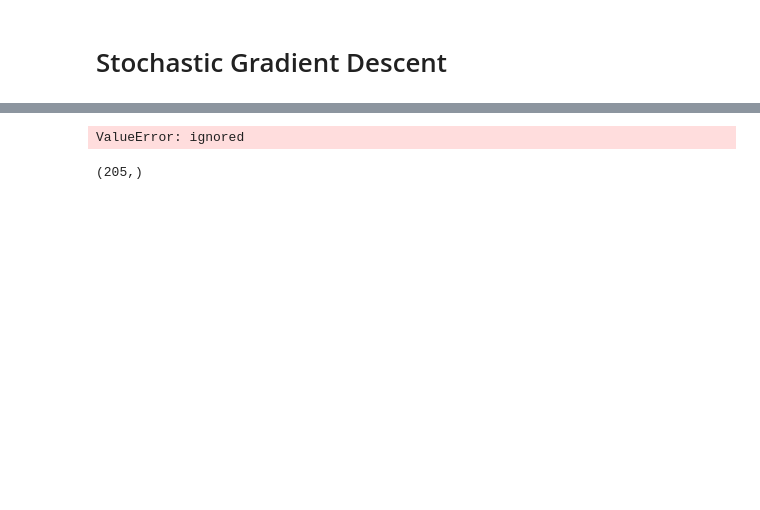
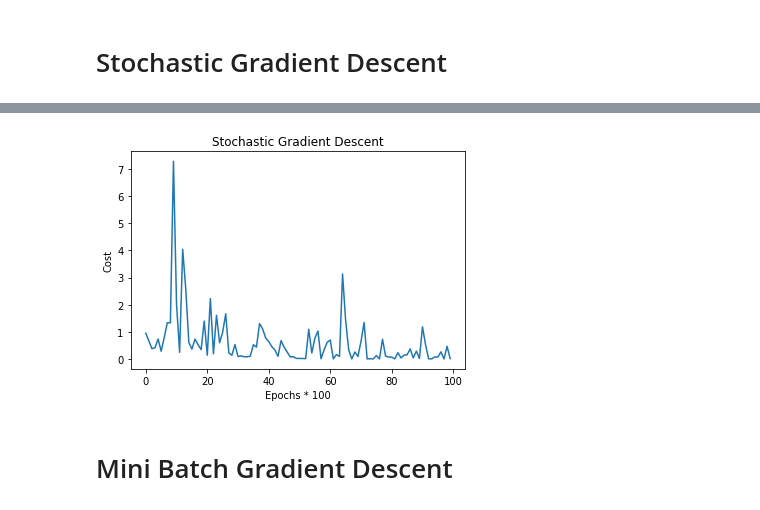
Before and after one commit to nithinag10/machine_learning, a Jupyter notebook: Linear_regression_using__different_optimizers.ipynb, the cells around one changed output, grey strips where cells are left out. Drawn from its saved outputs; the diff is of its cells as text; code cells hidden in the pictures; blank space fills up the shorter version.

```diff
--- a/Linear_regression_using__different_optimizers.ipynb
+++ b/Linear_regression_using__different_optimizers.ipynb
@@ -296,14 +304,16 @@ def stochastic_gradient_descent(X, y , learning_rate , epochs):
   n = len(y)
   for epoch in range(epochs):
     rand = random.randint(0, len(y)-1)
-    x_sample = X[rand]
-    y_sample = y[rand]
-    hypothesis = np.dot(x_sample , w) + b
+    x_sample = X.T[rand].reshape(-1 , 1)
+    y_sample = y[rand].reshape(-1 , 1)
+    hypothesis = np.dot(x_sample.T , w) + b
     loss = y_sample - hypothesis
     w_grad = (-2/n) * np.dot(x_sample , loss)
-    b_grad = (-2/n) * np.sum(y_sample - hypothesis)
+    b_grad = (-2/n) * (y_sample - hypothesis)
     w = w - (learning_rate * w_grad)
     b = b - (learning_rate * b_grad)
-    cost = np.mean(np.square(y_sample - hypothesis))
-    cost_history.append(cost)
+    if epoch%100==0:
+      cost = (y_sample - hypothesis) ** 2
+      cost_history.append(float(cost))
+
   return cost_history , w, b
@@ -309,0 +325,10 @@ def stochastic_gradient_descent(X, y , learning_rate , epochs):
+# %%
+plt.plot(range(100), history)
+plt.title("Stochastic Gradient Descent")
+plt.xlabel("Epochs * 100")
+plt.ylabel('Cost')
+plt.show()
+# %% [output]
+[figure, added]
+# %% [markdown]
+# Mini Batch Gradient Descent
@@ -310,8 +357,2 @@ def stochastic_gradient_descent(X, y , learning_rate , epochs):
 # %%
-history1 , w1, b1 = stochastic_gradient_descent(X.T , y , 0.01, 100)
+history , w, b = minbatch_gradient_descent(X , y , 0.01, 100 , 25)
-# %% [output]
-ValueError: ignored
-# %%
-X[0].shape
-# %% [output]
-(205,)
```
Also changed, not shown: parts of 9 cells of this notebook.
